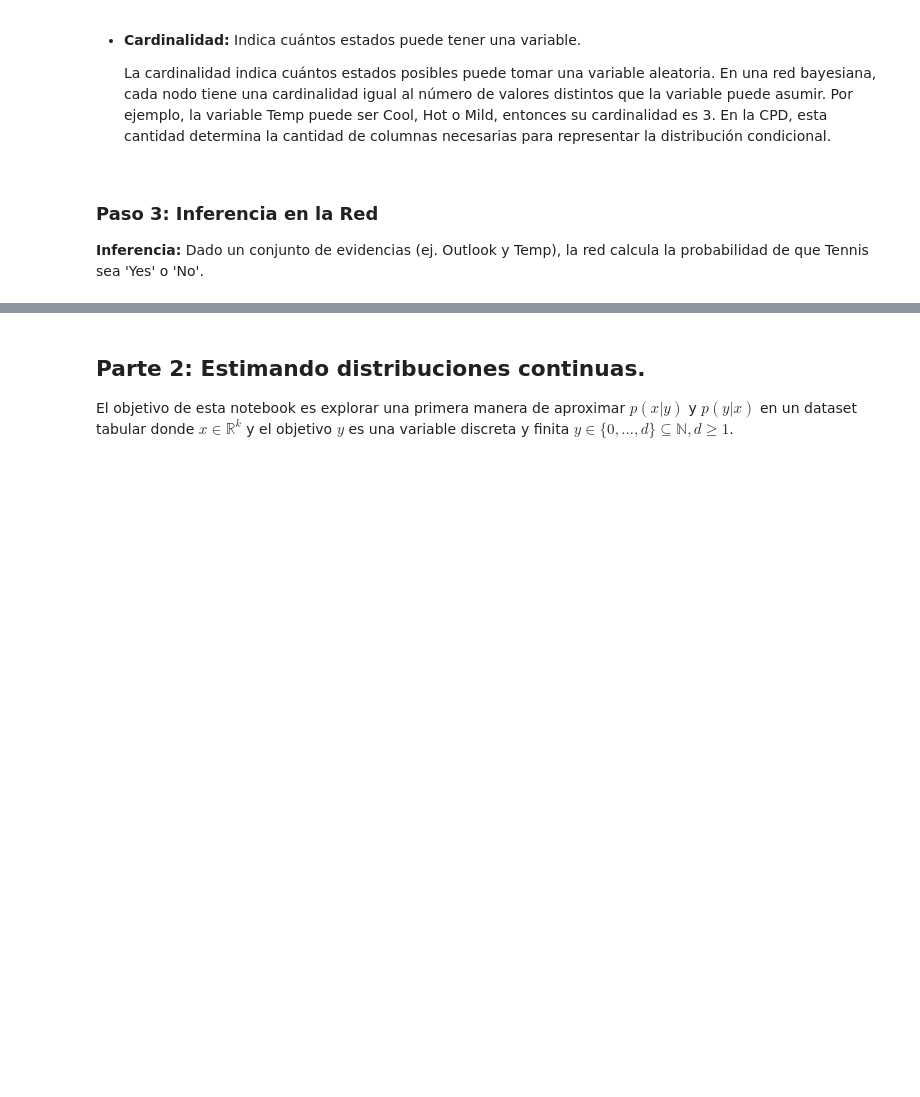
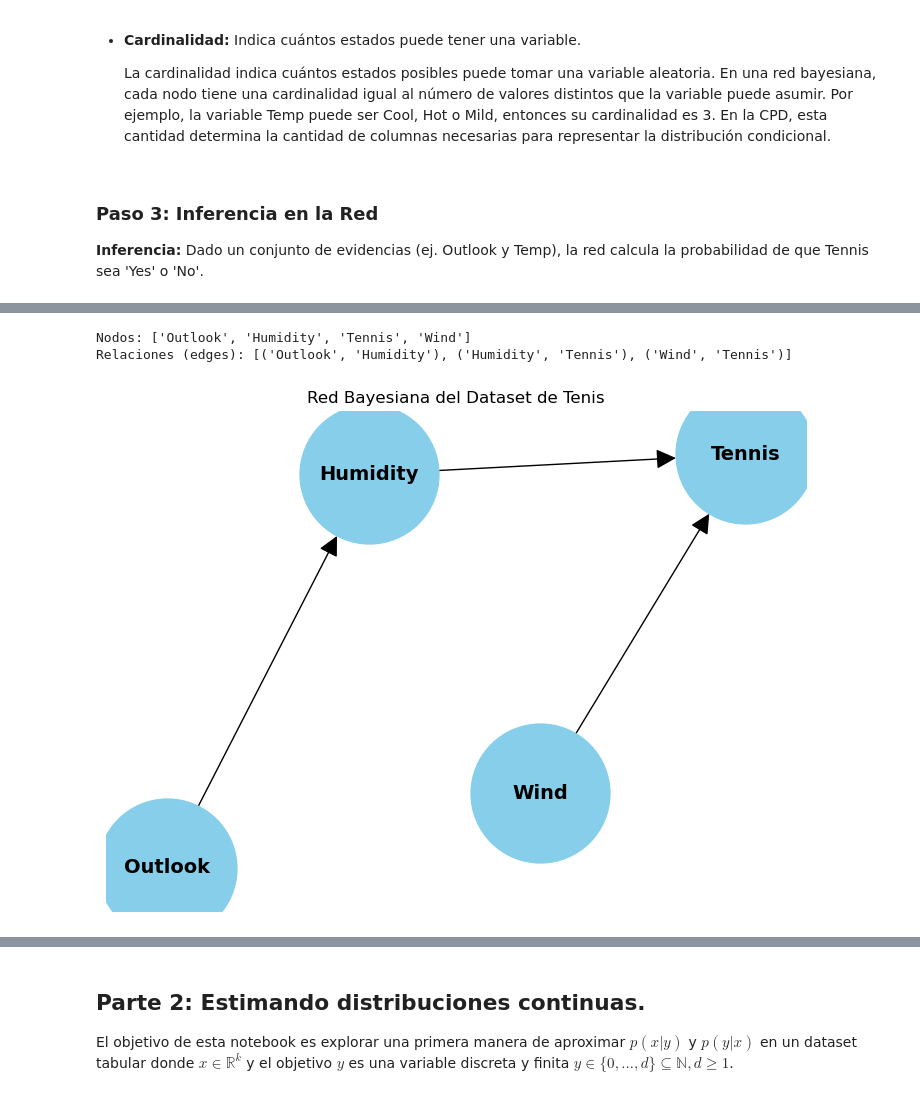
Before and after one commit to rodrigobeniteza/ORT-AI, a Jupyter notebook: AI Generativa/Practicos/Práctico 2/Practico2_JL.ipynb, the cells around one changed output, grey strips where cells are left out. Saved outputs shown, nothing was run; the diff lists cells and outputs as text; code cells hidden in the pictures; blank space fills up the shorter version.

```diff
--- a/AI Generativa/Practicos/Práctico 2/Practico2_JL.ipynb
+++ b/AI Generativa/Practicos/Práctico 2/Practico2_JL.ipynb
@@ -203,0 +265,16 @@ print(resultado)
+# %%
+relations2 = [(outlook, humidity), (humidity, tennis), (wind, tennis)]
+
+model2 = DiscreteBayesianNetwork(relations2)
+# %%
+# Nodos y relaciones del nuevo modelo
+print("Nodos:", model2.nodes())
+print("Relaciones (edges):", model2.edges())
+# %% [output]
+Nodos: ['Outlook', 'Humidity', 'Tennis', 'Wind']
+Relaciones (edges): [('Outlook', 'Humidity'), ('Humidity', 'Tennis'), ('Wind', 'Tennis')]
+# %%
+# Grafica de estructura
+visualize_graph(model2)
+# %% [output]
+[figure, added]
```
Also changed, not shown: parts of 51 cells of this notebook.
